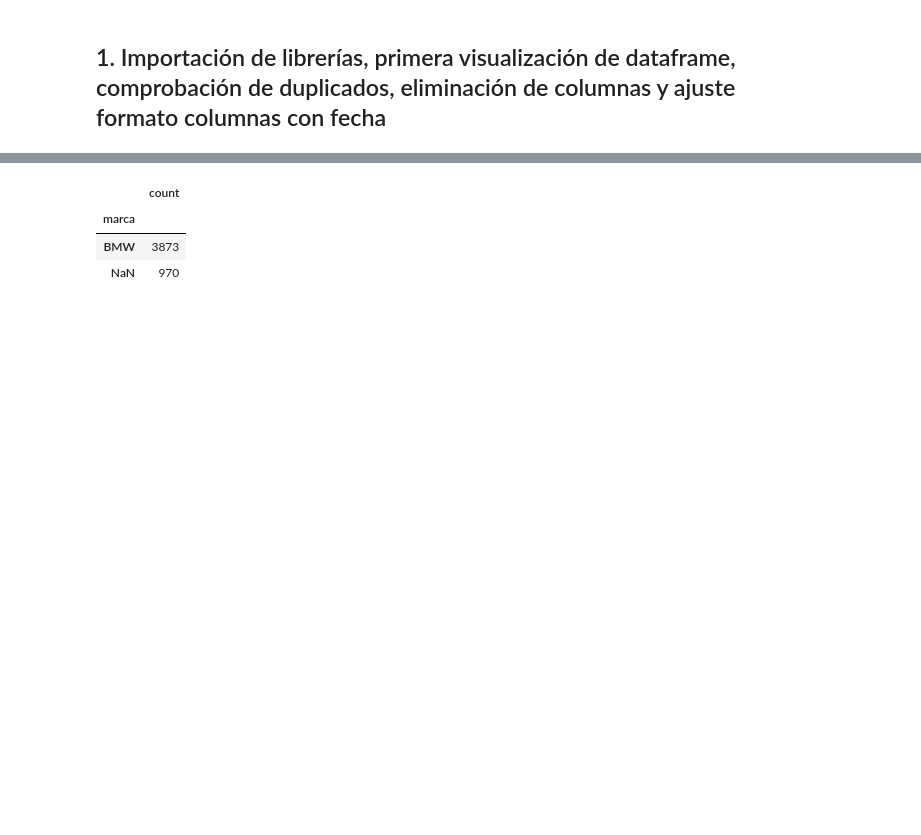
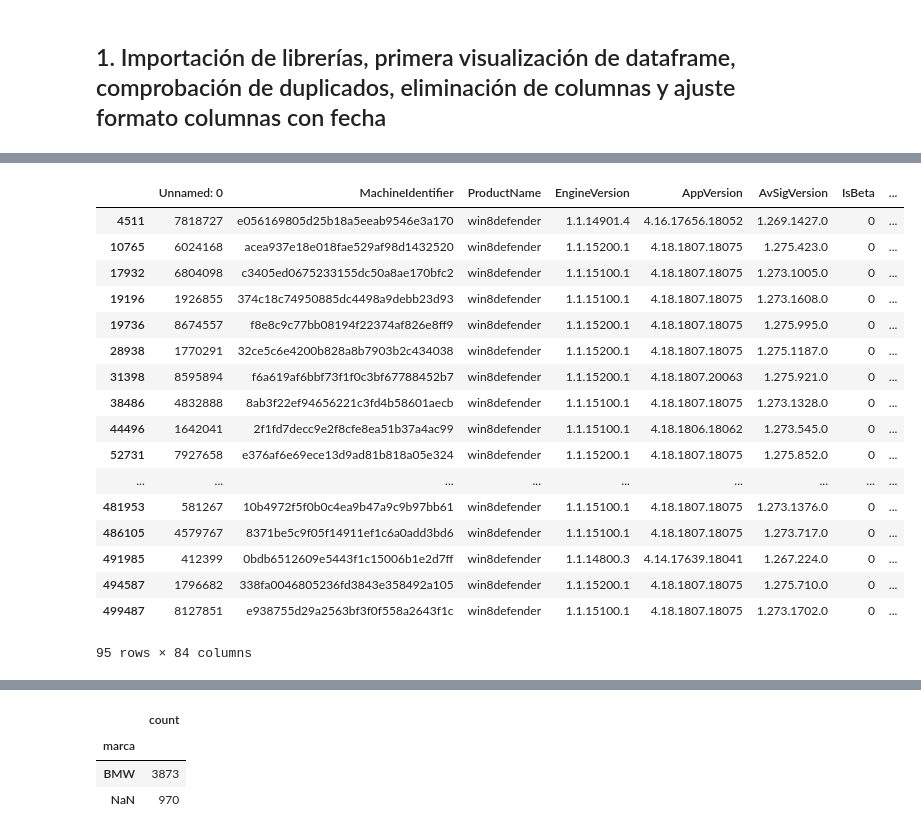
Before and after one commit to Ehunankakoa/nuclio-datascience_AI, a Jupyter notebook: Entregable_2/Entregable_2.ipynb, the cells around one changed output, grey strips where cells are left out. Saved outputs shown, nothing was run; the diff lists cells and outputs as text; code cells hidden in the pictures; blank space fills up the shorter version.

```diff
--- a/Entregable_2/Entregable_2.ipynb
+++ b/Entregable_2/Entregable_2.ipynb
@@ -108,3 +139,24 @@ df
+# %%
+df.loc[(df.PuaMode == "on") & (df.HasDetections == 1)]
+# %% [output]
+|  | Unnamed: 0 | MachineIdentifier | ProductName | EngineVersion | AppVersion | AvSigVersion | IsBeta | ... |
+| 4511 | 7818727 | e056169805d25b18a5eeab9546e3a170 | win8defender | 1.1.14901.4 | 4.16.17656.18052 | 1.269.1427.0 | 0 | ... |
+| 10765 | 6024168 | acea937e18e018fae529af98d1432520 | win8defender | 1.1.15200.1 | 4.18.1807.18075 | 1.275.423.0 | 0 | ... |
+| 17932 | 6804098 | c3405ed0675233155dc50a8ae170bfc2 | win8defender | 1.1.15100.1 | 4.18.1807.18075 | 1.273.1005.0 | 0 | ... |
+| 19196 | 1926855 | 374c18c74950885dc4498a9debb23d93 | win8defender | 1.1.15100.1 | 4.18.1807.18075 | 1.273.1608.0 | 0 | ... |
+| 19736 | 8674557 | f8e8c9c77bb08194f22374af826e8ff9 | win8defender | 1.1.15200.1 | 4.18.1807.18075 | 1.275.995.0 | 0 | ... |
+| 28938 | 1770291 | 32ce5c6e4200b828a8b7903b2c434038 | win8defender | 1.1.15200.1 | 4.18.1807.18075 | 1.275.1187.0 | 0 | ... |
+| 31398 | 8595894 | f6a619af6bbf73f1f0c3bf67788452b7 | win8defender | 1.1.15200.1 | 4.18.1807.20063 | 1.275.921.0 | 0 | ... |
+| 38486 | 4832888 | 8ab3f22ef94656221c3fd4b58601aecb | win8defender | 1.1.15100.1 | 4.18.1807.18075 | 1.273.1328.0 | 0 | ... |
+| 44496 | 1642041 | 2f1fd7decc9e2f8cfe8ea51b37a4ac99 | win8defender | 1.1.15100.1 | 4.18.1806.18062 | 1.273.545.0 | 0 | ... |
+| 52731 | 7927658 | e376af6e69ece13d9ad81b818a05e324 | win8defender | 1.1.15200.1 | 4.18.1807.18075 | 1.275.852.0 | 0 | ... |
+| ... | ... | ... | ... | ... | ... | ... | ... | ... |
+| 481953 | 581267 | 10b4972f5f0b0c4ea9b47a9c9b97bb61 | win8defender | 1.1.15100.1 | 4.18.1807.18075 | 1.273.1376.0 | 0 | ... |
+| 486105 | 4579767 | 8371be5c9f05f14911ef1c6a0add3bd6 | win8defender | 1.1.15100.1 | 4.18.1807.18075 | 1.273.717.0 | 0 | ... |
+| 491985 | 412399 | 0bdb6512609e5443f1c15006b1e2d7ff | win8defender | 1.1.14800.3 | 4.14.17639.18041 | 1.267.224.0 | 0 | ... |
+| 494587 | 1796682 | 338fa0046805236fd3843e358492a105 | win8defender | 1.1.15200.1 | 4.18.1807.18075 | 1.275.710.0 | 0 | ... |
+| 499487 | 8127851 | e938755d29a2563bf3f0f558a2643f1c | win8defender | 1.1.15100.1 | 4.18.1807.18075 | 1.273.1702.0 | 0 | ... |
+95 rows × 84 columns
 # %%
 df[df.duplicated(keep="first")]
 # %% [output]
```
Also changed, not shown: parts of 14 cells of this notebook, 1 other file.
